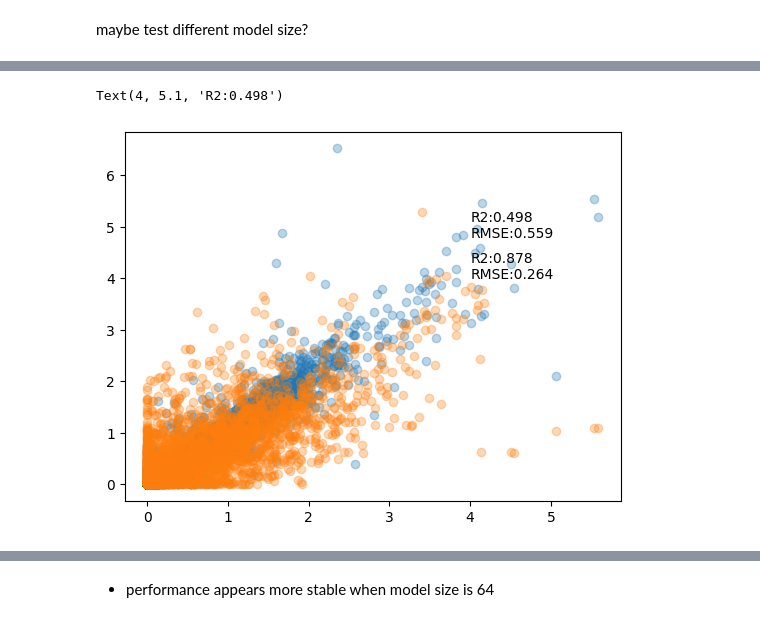
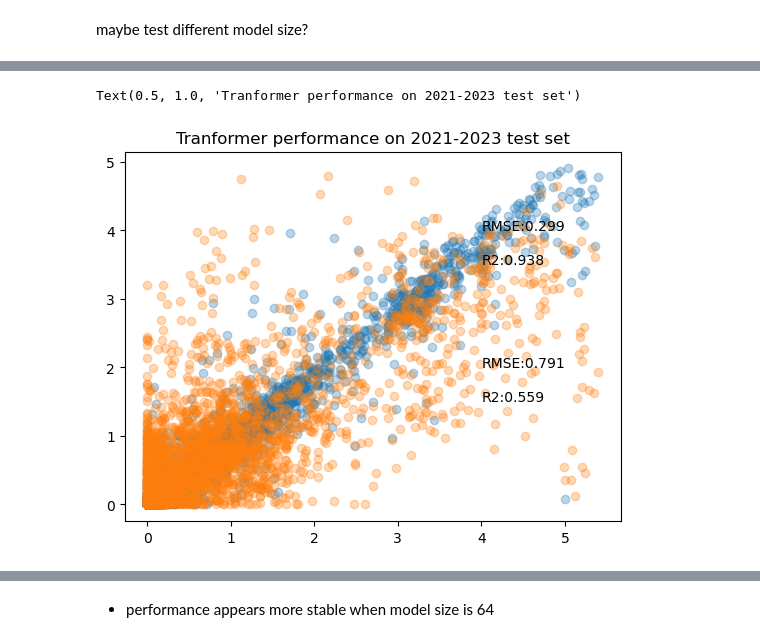
Before and after one commit to PinaColadast/eth-capstone-treewater-deficit, a Jupyter notebook: 04_Transformer_training_horizon.ipynb, the cells around one changed output, grey strips where cells are left out. Saved outputs shown, nothing was run; the diff lists cells and outputs as text; code cells hidden in the pictures.

Commit message:
re-train horizon model, rerun Transformer rolling loss model

```diff
--- a/04_Transformer_training_horizon.ipynb
+++ b/04_Transformer_training_horizon.ipynb
@@ -820,9 +815,9 @@ for epoch in range(EPOCHS):
 
     if avg_vloss < best_vloss:
         best_vloss = avg_vloss
-        model_path = os.path.join(model_output_dir, f'model_{epoch_number}')
-        torch.save(model_ar.state_dict(), model_path)
+        model_path = os.path.join(model_output_dir, f'model_transformer_7day_horizon_{epoch_number}')
 
     epoch_number += 1
+torch.save(model_ar.state_dict(), model_path)
 # %% [output]
 EPOCH 1:
@@ -868,3 +878,21 @@ r2s_cv_horizon_val= [r2_score(actuals[:, i],preds[:, i]) for i in range(0, actua
+# %%
+
+preds_test = []
+actuals_test = []
+with torch.no_grad():
+    for i, (X_dyn_test, X_day_test, X_static_test, tlabels) in enumerate(test_loader):
+        toutputs = model_best(X_dyn_test.to(device), X_day_test.to(device), X_static_test.to(device))
+        preds_test.append(toutputs.cpu().numpy())
+        actuals_test.append(tlabels.cpu().numpy())
+
+preds_test = np.concatenate(preds_test, axis=0)
+actuals_test = np.concatenate(actuals_test, axis=0)
+
+preds_test = utils.clip_and_inverse_log2_transform(preds_test)
+actuals_test = utils.clip_and_inverse_log2_transform(actuals_test)
+
+rmses_horizon_test = [root_mean_squared_error(actuals_test[:, i],preds_test[:, i]) for i in range(0, actuals_test.shape[1])]
+r2s_horizon_test= [r2_score(actuals_test[:, i],preds_test[:, i]) for i in range(0, actuals_test.shape[1])]
 # %%
 plt.plot(range(0, EPOCHS), history["train_loss"], label="Train Loss")
 plt.plot(range(0, EPOCHS), history["val_loss"], label="Val Loss")
@@ -878,14 +906,15 @@ plt.show()
 # %%
 # next day prediction performance
 
-plt.scatter(actuals[:, 0], preds[:, 0], alpha=0.3)
-plt.scatter(actuals[:, 6], preds[:, 6], alpha=0.3)
+plt.scatter(actuals_test[:, 0], preds_test[:, 0], alpha=0.3)
+plt.scatter(actuals_test[:, 6], preds_test[:, 6], alpha=0.3)
 
-plt.text(x=4, y = 4, s = f"RMSE:{rmses_cv_horizon_val[0]:.3f}")
-plt.text(x= 4, y = 4.3, s=f"R2:{r2s_cv_horizon_val[0]:.3f}")
+plt.text(x=4, y = 4, s = f"RMSE:{rmses_horizon_test[0]:.3f}")
+plt.text(x= 4, y = 3.5, s=f"R2:{r2s_horizon_test[0]:.3f}")
 
-plt.text(x=4, y = 4.8, s = f"RMSE:{rmses_cv_horizon_val[6]:.3f}")
-plt.text(x= 4, y = 5.1, s=f"R2:{r2s_cv_horizon_val[6]:.3f}")
+plt.text(x=4, y = 2, s = f"RMSE:{rmses_horizon_test[6]:.3f}")
+plt.text(x= 4, y = 1.5, s=f"R2:{r2s_horizon_test[6]:.3f}")
+plt.title("Tranformer performance on 2021-2023 test set")
 # %% [output]
-Text(4, 5.1, 'R2:0.498')
+Text(0.5, 1.0, 'Tranformer performance on 2021-2023 test set')
-[figure, old version]
+[figure, new version]
```
Also changed, not shown: parts of 18 cells of this notebook, 21 other files.
